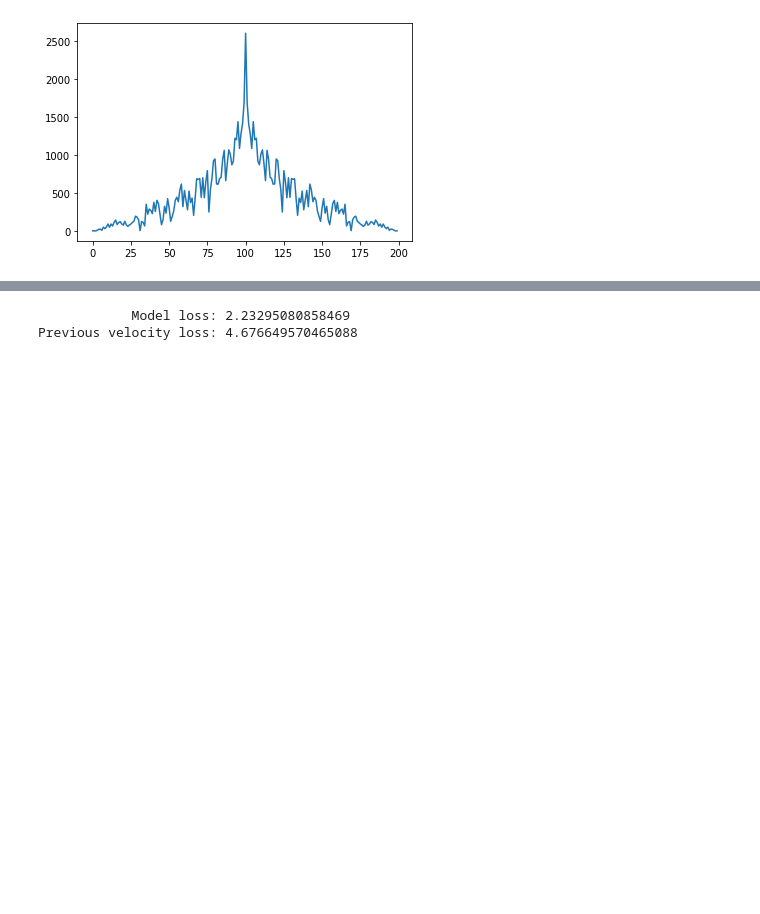
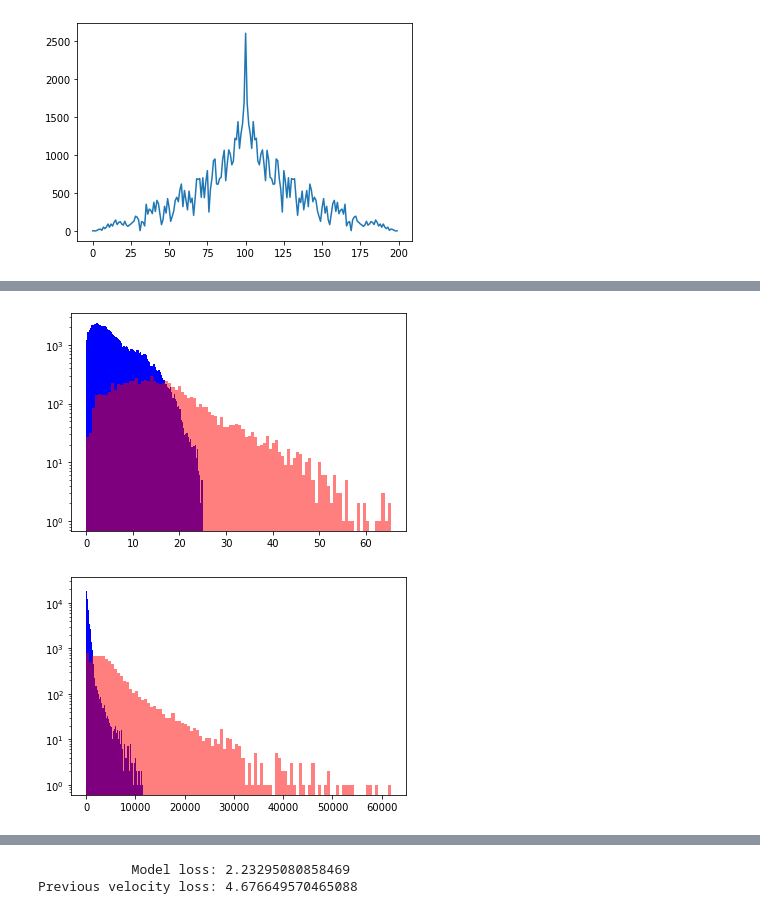
Before and after one commit to akarshkumar0101/basketball-rl, a Jupyter notebook: modeling/modeling.ipynb, the cells around one changed output, grey strips where cells are left out. Cells and saved outputs as stored; diff of their text form; code cells hidden in the pictures; blank space fills up the shorter version.

```diff
--- a/modeling/modeling.ipynb
+++ b/modeling/modeling.ipynb
@@ -27,0 +53,15 @@ mbd = torch.load('data_processed/mbd')
+# %%
+np.random.seed(0); torch.manual_seed(0)
+batch = next(data.data_loader(batch_size=8192, load_factor=1, tqdm=None))
+plt.hist(batch['v'][..., 1:, :].norm(dim=-1).flatten().numpy(), bins=100, color='b');
+plt.hist(batch['v'][..., :1, :].norm(dim=-1).flatten().numpy(), bins=100, color=(1., 0., 0., 0.5));
+plt.yscale('log')
+plt.show()
+plt.hist(batch['a'][..., 1:, :].norm(dim=-1).flatten().numpy(), bins=100, color='b');
+plt.hist(batch['a'][..., :1, :].norm(dim=-1).flatten().numpy(), bins=100, color=(1., 0., 0., 0.5));
+plt.yscale('log')
+# plt.xlim(0, 30000)
+plt.show()
+# %% [output]
+[figure, added]
+[figure, added]
```
Also changed, not shown: parts of 14 cells of this notebook, 9 other files.
